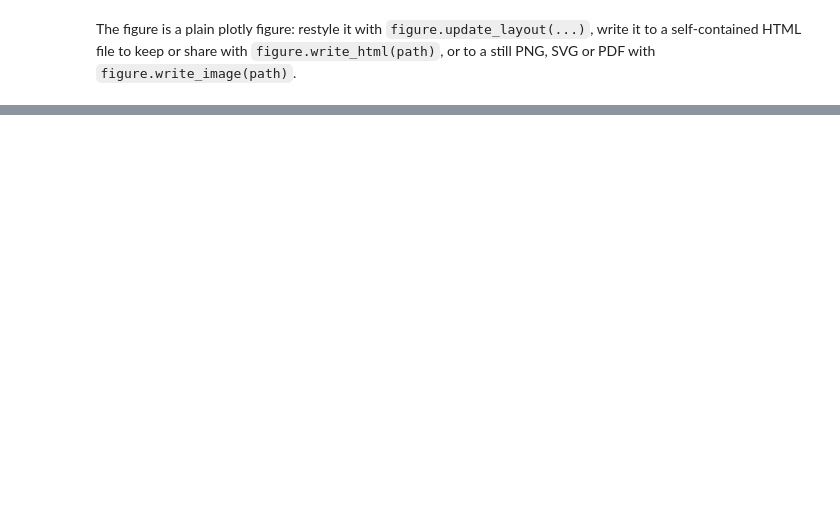
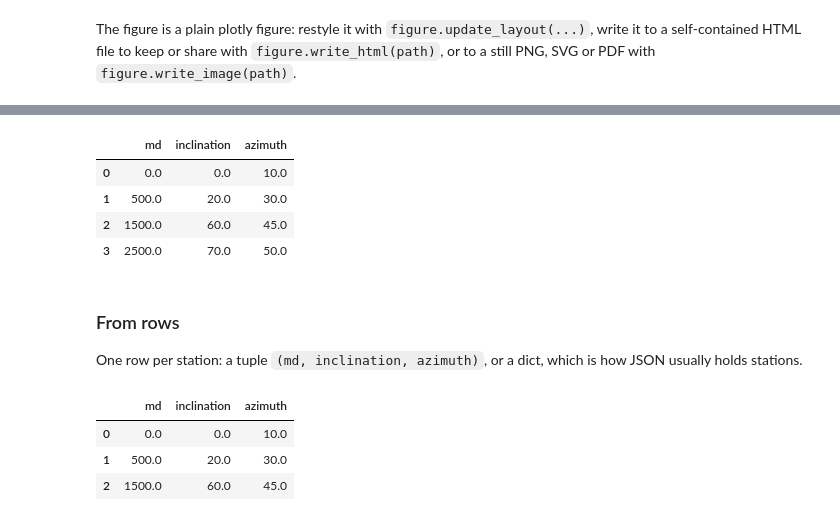
Before and after one commit to equinor/geodetic-engine, a Jupyter notebook: examples/welltrajectory_examples.ipynb, the cells around one changed output, grey strips where cells are left out. Cells and saved outputs as stored; diff of their text form; code cells hidden in the pictures; blank space fills up the shorter version.

```diff
--- a/examples/welltrajectory_examples.ipynb
+++ b/examples/welltrajectory_examples.ipynb
@@ -620,0 +127,42 @@ The figure is a plain plotly figure: restyle it with `figure.update_layout(...)`
+# %%
+from geodetic_engine.welltrajectory import Method
+
+
+well = TrajectoryInput.from_arrays(
+    md=[0.0, 500.0, 1500.0, 2500.0],
+    inclination=[0.0, 20.0, 60.0, 70.0],
+    azimuth=[10.0, 30.0, 45.0, 50.0],
+    wellhead=(500000.0, 6600000.0, 25.0),
+    crs="EPSG:32631",
+    north_reference="GN",
+    method=Method.GRID_NORTH_LOCAL,  # or "GridNorthLocal"
+)
+well.to_dataframe()
+# %% [output]
+|  | md | inclination | azimuth |
+| 0 | 0.0 | 0.0 | 10.0 |
+| 1 | 500.0 | 20.0 | 30.0 |
+| 2 | 1500.0 | 60.0 | 45.0 |
+| 3 | 2500.0 | 70.0 | 50.0 |
+# %% [markdown]
+### From rows
+
+One row per station: a tuple `(md, inclination, azimuth)`, or a dict, which is how JSON usually holds stations.
+# %%
+stations = [
+    {"md": 0, "inclination": 0, "azimuth": 10},
+    {"md": 500, "inclination": 20, "azimuth": 30},
+    {"md": 1500, "inclination": 60, "azimuth": 45},
+]
+well = TrajectoryInput.from_records(
+    stations,
+    wellhead=(500000.0, 6600000.0, 25.0),
+    crs="EPSG:32631",
+    north_reference="GN",
+)
+well.to_dataframe()
+# %% [output]
+|  | md | inclination | azimuth |
+| 0 | 0.0 | 0.0 | 10.0 |
+| 1 | 500.0 | 20.0 | 30.0 |
+| 2 | 1500.0 | 60.0 | 45.0 |
```
Also changed, not shown: parts of 56 cells of this notebook, 17 other files.
